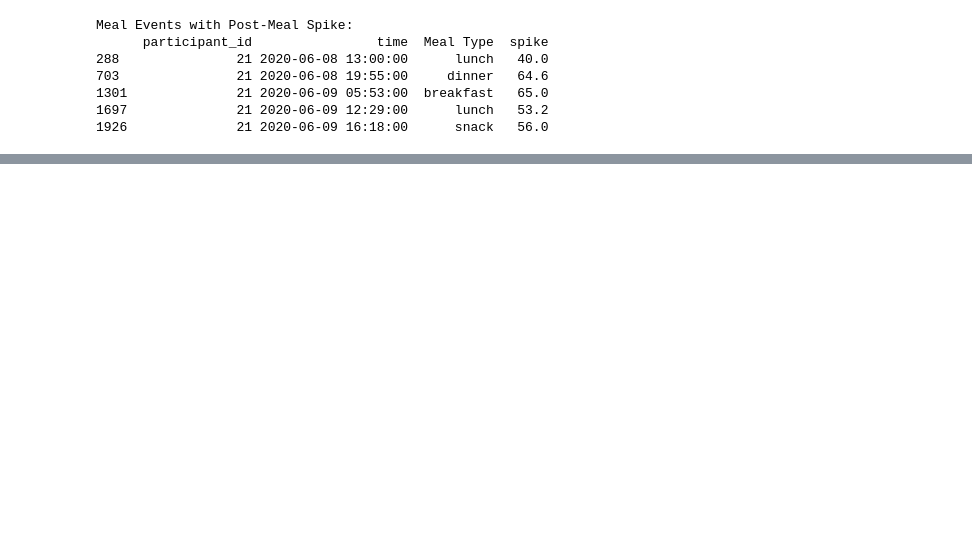
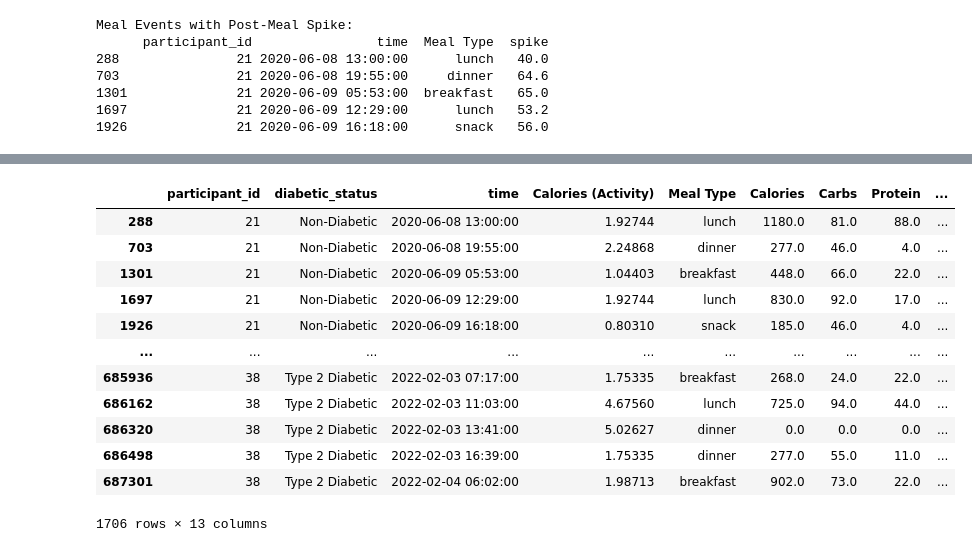
Before and after one commit to ikumar55/final_project_glucose_visualization, a Jupyter notebook: part_2_eda.ipynb, the cells around one changed output, grey strips where cells are left out. Saved outputs shown, nothing was run; the diff lists cells and outputs as text; code cells hidden in the pictures; blank space fills up the shorter version.

```diff
--- a/part_2_eda.ipynb
+++ b/part_2_eda.ipynb
@@ -311,0 +397,16 @@ Meal Events with Post-Meal Spike:
+# %%
+activity_meals
+# %% [output]
+|  | participant_id | diabetic_status | time | Calories (Activity) | Meal Type | Calories | Carbs | Protein | ... |
+| 288 | 21 | Non-Diabetic | 2020-06-08 13:00:00 | 1.92744 | lunch | 1180.0 | 81.0 | 88.0 | ... |
+| 703 | 21 | Non-Diabetic | 2020-06-08 19:55:00 | 2.24868 | dinner | 277.0 | 46.0 | 4.0 | ... |
+| 1301 | 21 | Non-Diabetic | 2020-06-09 05:53:00 | 1.04403 | breakfast | 448.0 | 66.0 | 22.0 | ... |
+| 1697 | 21 | Non-Diabetic | 2020-06-09 12:29:00 | 1.92744 | lunch | 830.0 | 92.0 | 17.0 | ... |
+| 1926 | 21 | Non-Diabetic | 2020-06-09 16:18:00 | 0.80310 | snack | 185.0 | 46.0 | 4.0 | ... |
+| ... | ... | ... | ... | ... | ... | ... | ... | ... | ... |
+| 685936 | 38 | Type 2 Diabetic | 2022-02-03 07:17:00 | 1.75335 | breakfast | 268.0 | 24.0 | 22.0 | ... |
+| 686162 | 38 | Type 2 Diabetic | 2022-02-03 11:03:00 | 4.67560 | lunch | 725.0 | 94.0 | 44.0 | ... |
+| 686320 | 38 | Type 2 Diabetic | 2022-02-03 13:41:00 | 5.02627 | dinner | 0.0 | 0.0 | 0.0 | ... |
+| 686498 | 38 | Type 2 Diabetic | 2022-02-03 16:39:00 | 1.75335 | dinner | 277.0 | 55.0 | 11.0 | ... |
+| 687301 | 38 | Type 2 Diabetic | 2022-02-04 06:02:00 | 1.98713 | breakfast | 902.0 | 73.0 | 22.0 | ... |
+1706 rows × 13 columns
```
Also changed, not shown: parts of 11 cells of this notebook, 2 other files.
